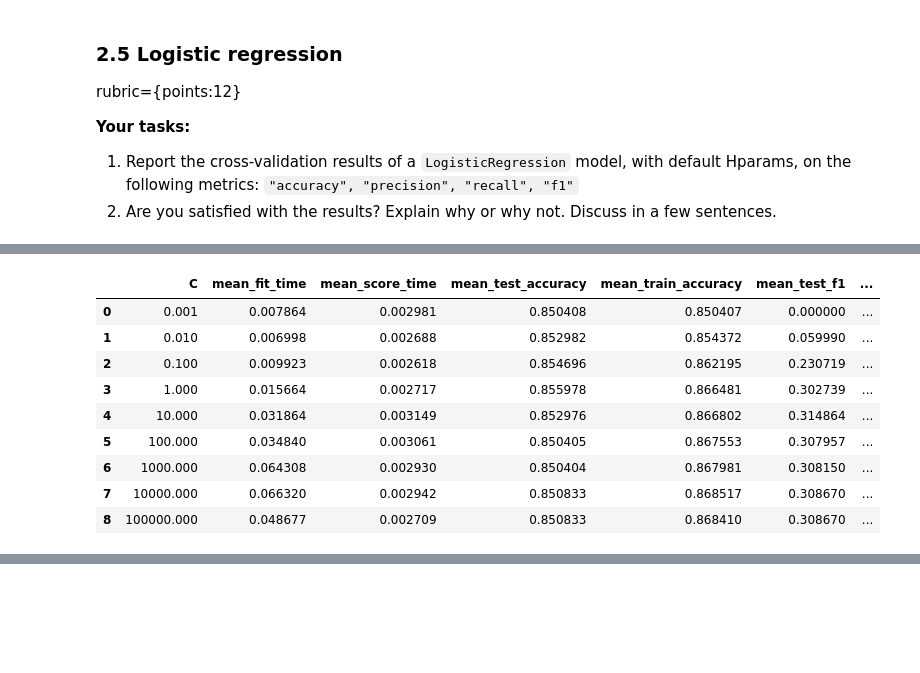
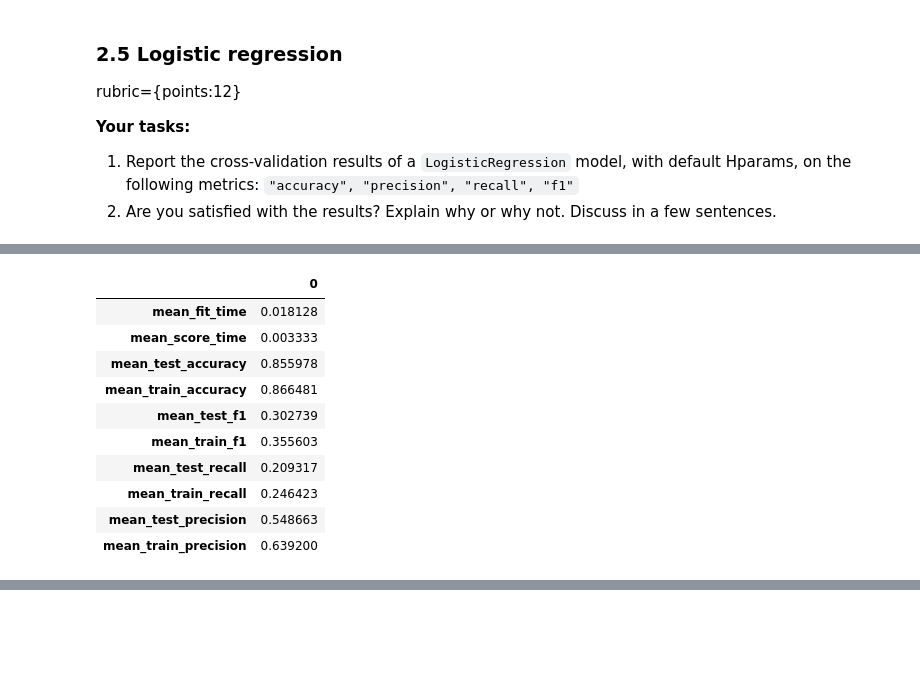
Before and after one commit to kennyjhcheng/cpsc330-2022W2, a Jupyter notebook: hw/hw5/hw5.ipynb, the cells around one changed output, grey strips where cells are left out. Cells and saved outputs as stored; diff of their text form; code cells hidden in the pictures.

```diff
--- a/hw/hw5/hw5.ipynb
+++ b/hw/hw5/hw5.ipynb
@@ -474,3 +472,16 @@ rubric={points:12}
 
 1. Report the cross-validation results of a `LogisticRegression` model, with default Hparams, on the following metrics: `"accuracy", "precision", "recall", "f1"`
 2. Are you satisfied with the results? Explain why or why not. Discuss in a few sentences.
+# %%
+scoring = [
+    "accuracy",
+    "f1",
+    "recall",
+    "precision",
+]
+
+pipe_lr = make_pipeline(preprocessor, LogisticRegression())
+scores = cross_validate(
+    pipe_lr, X_train, y_train, return_train_score=True, scoring=scoring
+)
+pd.DataFrame(scores)
@@ -477,52 +495,26 @@ rubric={points:12}
 # %%
-scoring = [
-    "accuracy",
-    "f1",
-    "recall",
-    "precision",
-]
-
 scores_dict = {
-    "C": np.logspace(-3, 5, 9),
-    "mean_fit_time": list(),
-    "mean_score_time": list(),
-    "mean_test_accuracy": list(),
-    "mean_train_accuracy": list(),
-    "mean_test_f1": list(),
-    "mean_train_f1": list(),
-    "mean_test_recall": list(),
-    "mean_train_recall": list(),
-    "mean_test_precision": list(),
-    "mean_train_precision": list()
+    "mean_fit_time": [scores["fit_time"].mean()],
+    "mean_score_time": [scores["score_time"].mean()],
+    "mean_test_accuracy": [scores["test_accuracy"].mean()],
+    "mean_train_accuracy": [scores["train_accuracy"].mean()],
+    "mean_test_f1": [scores["test_f1"].mean()],
+    "mean_train_f1": [scores["train_f1"].mean()],
+    "mean_test_recall": [scores["test_recall"].mean()],
+    "mean_train_recall": [scores["train_recall"].mean()],
+    "mean_test_precision": [scores["test_precision"].mean()],
+    "mean_train_precision": [scores["train_precision"].mean()]
 }
-
-
-for c in scores_dict['C']:
-    pipe_lr = make_pipeline(preprocessor, LogisticRegression(C=c, max_iter=1000))
-    scores = cross_validate(
-        pipe_lr, X_train, y_train, return_train_score=True, scoring=scoring
-    )
-    scores_dict["mean_fit_time"].append(scores["fit_time"].mean())
-    scores_dict["mean_score_time"].append(scores["score_time"].mean())
-    scores_dict["mean_test_accuracy"].append(scores["test_accuracy"].mean())
-    scores_dict["mean_train_accuracy"].append(scores["train_accuracy"].mean())
-    scores_dict["mean_test_f1"].append(scores["test_f1"].mean())
-    scores_dict["mean_train_f1"].append(scores["train_f1"].mean())
-    scores_dict["mean_test_recall"].append(scores["test_recall"].mean())
-    scores_dict["mean_train_recall"].append(scores["train_recall"].mean())
-    scores_dict["mean_test_precision"].append(scores["test_precision"].mean())
-    scores_dict["mean_train_precision"].append(scores["train_precision"].mean())
-
-results = pd.DataFrame(scores_dict)
-results
+pd.DataFrame(scores_dict).T
 # %% [output]
-|  | C | mean_fit_time | mean_score_time | mean_test_accuracy | mean_train_accuracy | mean_test_f1 | ... |
-| 0 | 0.001 | 0.007864 | 0.002981 | 0.850408 | 0.850407 | 0.000000 | ... |
-| 1 | 0.010 | 0.006998 | 0.002688 | 0.852982 | 0.854372 | 0.059990 | ... |
-| 2 | 0.100 | 0.009923 | 0.002618 | 0.854696 | 0.862195 | 0.230719 | ... |
-| 3 | 1.000 | 0.015664 | 0.002717 | 0.855978 | 0.866481 | 0.302739 | ... |
-| 4 | 10.000 | 0.031864 | 0.003149 | 0.852976 | 0.866802 | 0.314864 | ... |
-| 5 | 100.000 | 0.034840 | 0.003061 | 0.850405 | 0.867553 | 0.307957 | ... |
-| 6 | 1000.000 | 0.064308 | 0.002930 | 0.850404 | 0.867981 | 0.308150 | ... |
-| 7 | 10000.000 | 0.066320 | 0.002942 | 0.850833 | 0.868517 | 0.308670 | ... |
-| 8 | 100000.000 | 0.048677 | 0.002709 | 0.850833 | 0.868410 | 0.308670 | ... |
+|  | 0 |
+| mean_fit_time | 0.018128 |
+| mean_score_time | 0.003333 |
+| mean_test_accuracy | 0.855978 |
+| mean_train_accuracy | 0.866481 |
+| mean_test_f1 | 0.302739 |
+| mean_train_f1 | 0.355603 |
+| mean_test_recall | 0.209317 |
+| mean_train_recall | 0.246423 |
+| mean_test_precision | 0.548663 |
+| mean_train_precision | 0.639200 |
```
Also changed, not shown: parts of 54 cells of this notebook.
